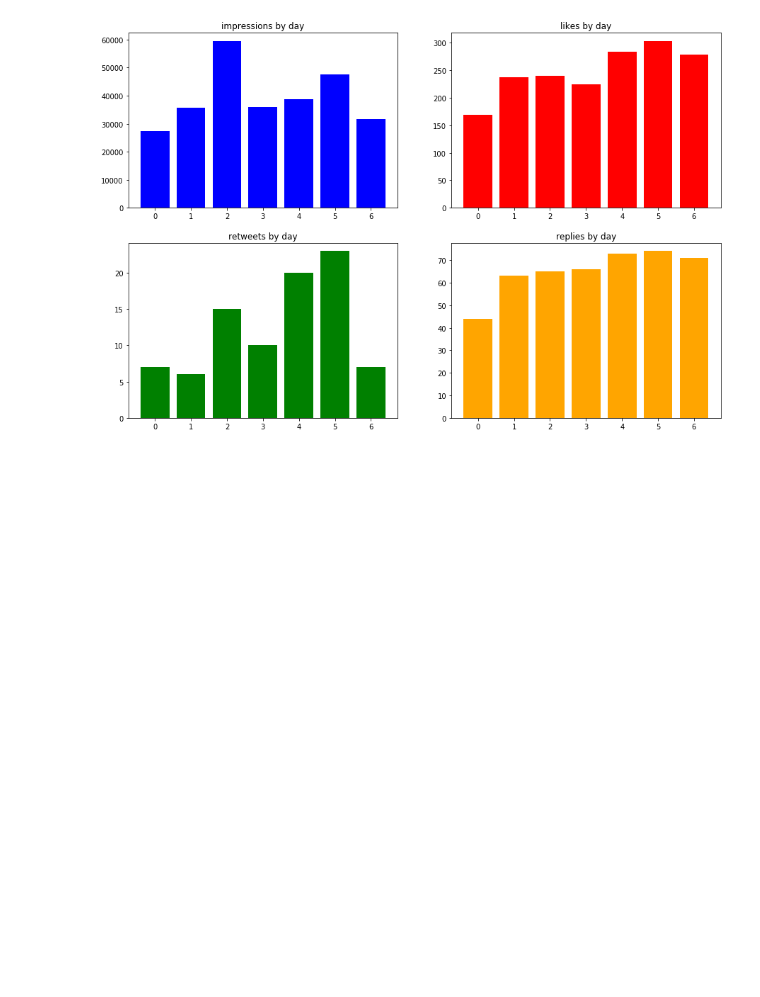
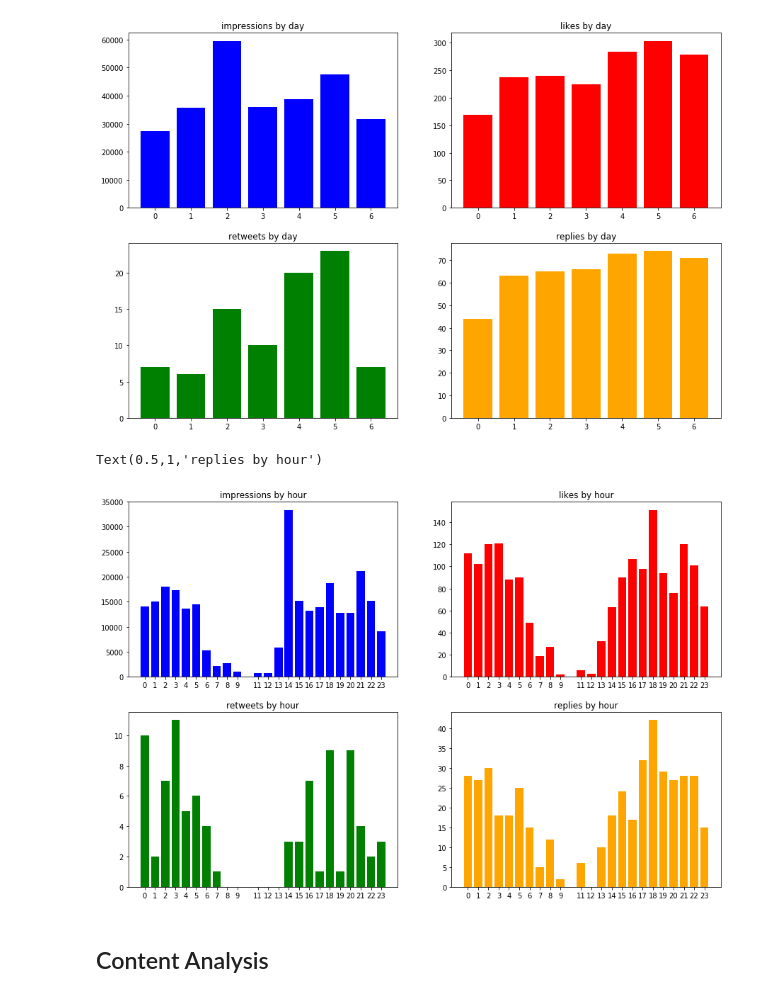
Before and after one commit to gtieng/twitter_analytics, a Jupyter notebook: main.ipynb, the cells around one changed output. Saved outputs shown, nothing was run; the diff lists cells and outputs as text; code cells hidden in the pictures; blank space fills up the shorter version.

```diff
--- a/main.ipynb
+++ b/main.ipynb
@@ -147,12 +147,17 @@ Text(0.5,1,'replies by day')
 # %%
 hour_engagement = gerard_tweets.groupby("hour").sum()
 
 fig, ax = plt.subplots(2,2, figsize=(15,10))
 ax[0,0].bar(hour_engagement.index, hour_engagement["impressions"], tick_label=hour_engagement.index, color="blue")
 ax[0,0].set_title("impressions by hour")
 ax[0,1].bar(hour_engagement.index, hour_engagement["likes"], tick_label=hour_engagement.index, color="red")
 ax[0,1].set_title("likes by hour")
 ax[1,0].bar(hour_engagement.index, hour_engagement["retweets"], tick_label=hour_engagement.index, color="green")
 ax[1,0].set_title("retweets by hour")
-ax[1,1].bar(hour_engagement.index, day_engagement["replies"], tick_label=day_engagement.index, color="orange")
-ax[1,1].set_title("replies by day")
+ax[1,1].bar(hour_engagement.index, hour_engagement["replies"], tick_label=hour_engagement.index, color="orange")
+ax[1,1].set_title("replies by hour")
+# %% [output]
+Text(0.5,1,'replies by hour')
+[figure, added]
+# %% [markdown]
+## Content Analysis
```
Also changed, not shown: parts of 4 cells of this notebook.
